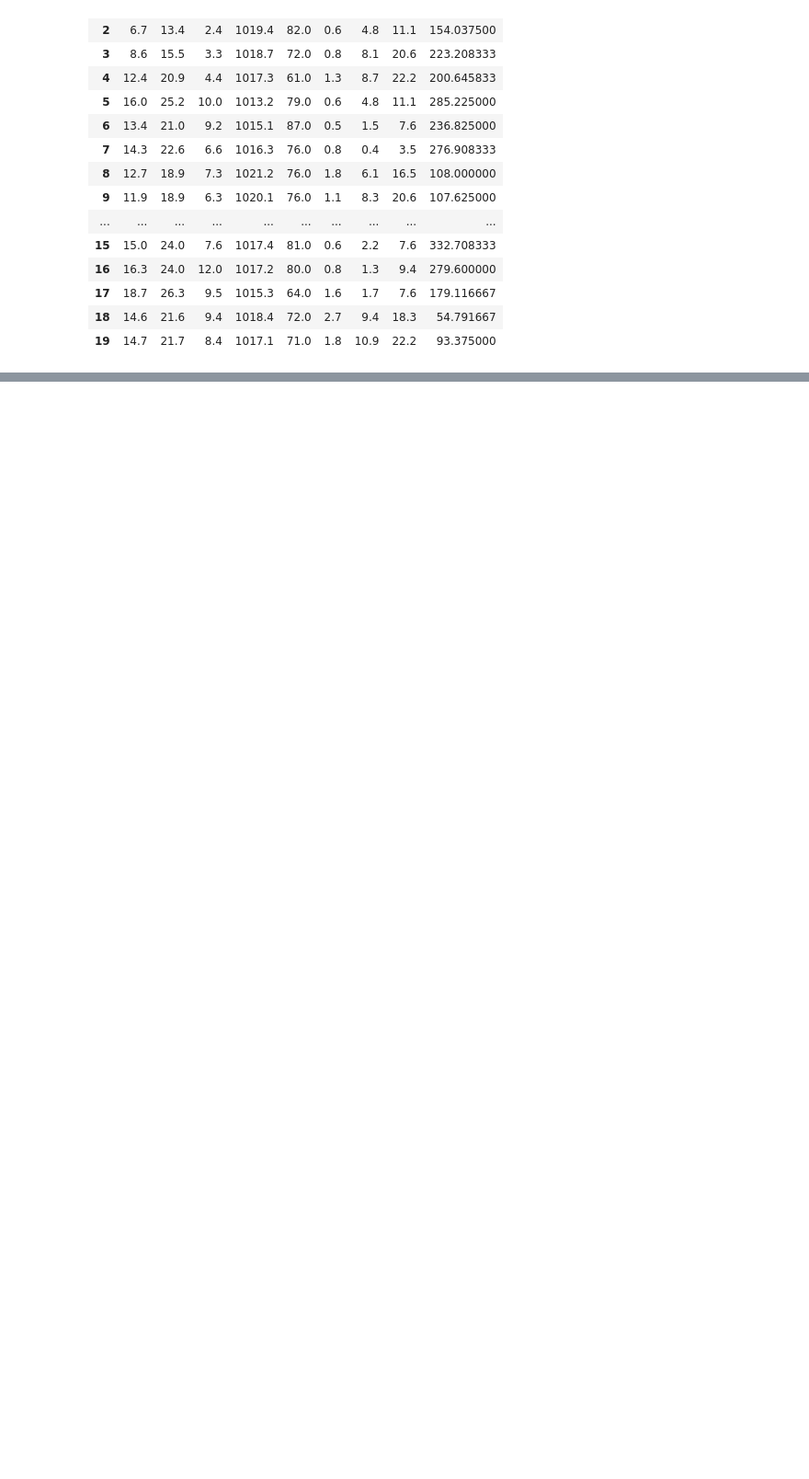
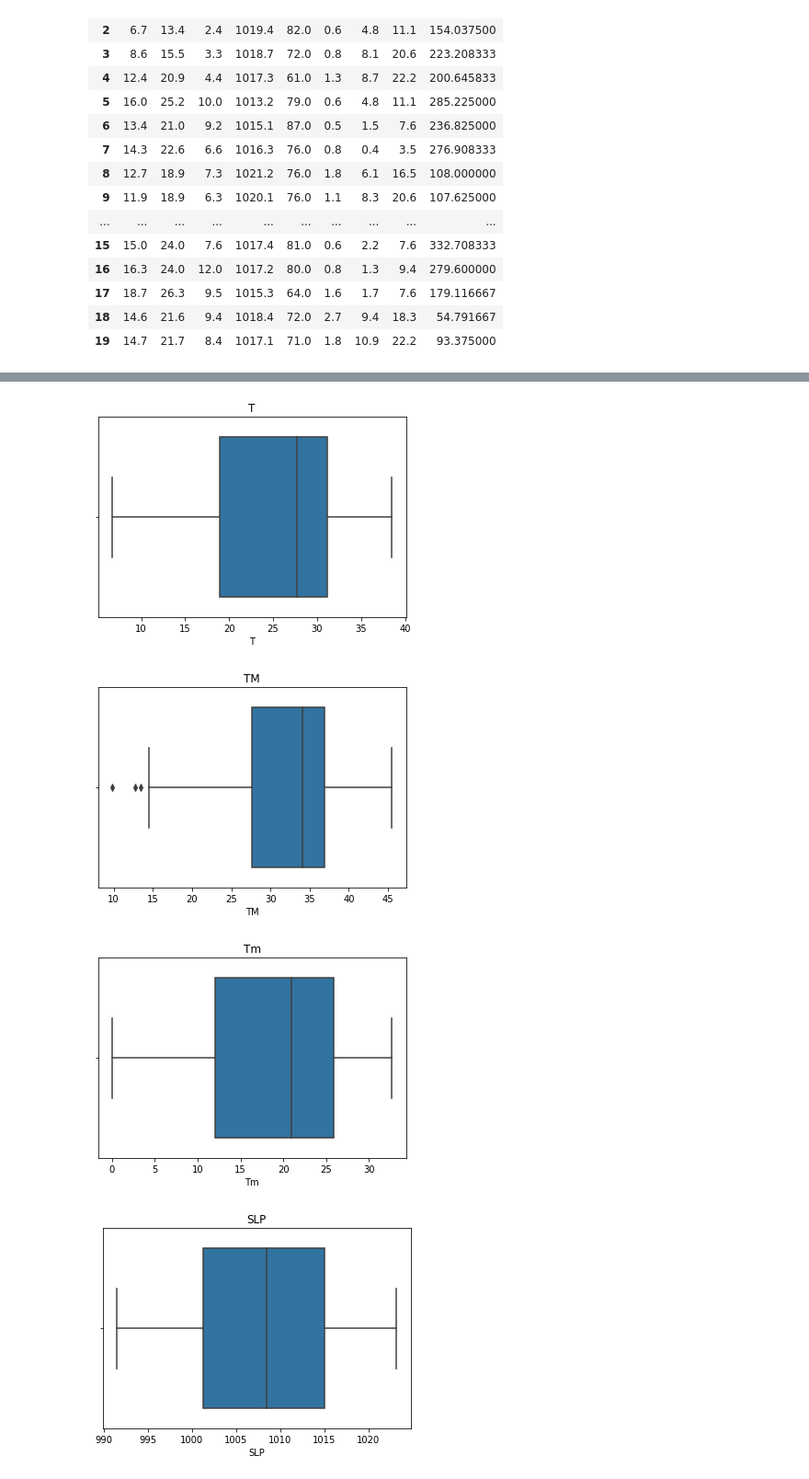
Before and after one commit to LuckyRathod/Data-Science-Projects, a Jupyter notebook: P1.Air_Quality_Index_Prediction/AQI_Prediction.ipynb, the cells around one changed output, grey strips where cells are left out. Shown at 92% size. Drawn from its saved outputs; the diff is of its cells as text; code cells hidden in the pictures; blank space fills up the shorter version.

```diff
--- a/P1.Air_Quality_Index_Prediction/AQI_Prediction.ipynb
+++ b/P1.Air_Quality_Index_Prediction/AQI_Prediction.ipynb
@@ -255,0 +368,10 @@ df.head(20)
+# %%
+for feature in continous_feature:
+    sns.boxplot(x=feature,data=df)
+    plt.title(feature)
+    plt.show()
+# %% [output]
+[figure, added]
+[figure, added]
+[figure, added]
+[figure, added]
```
Also changed, not shown: parts of 31 cells of this notebook.
